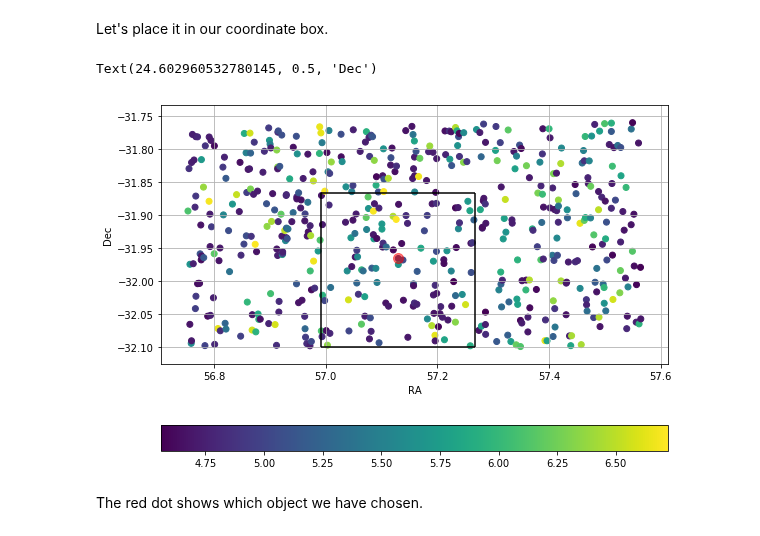
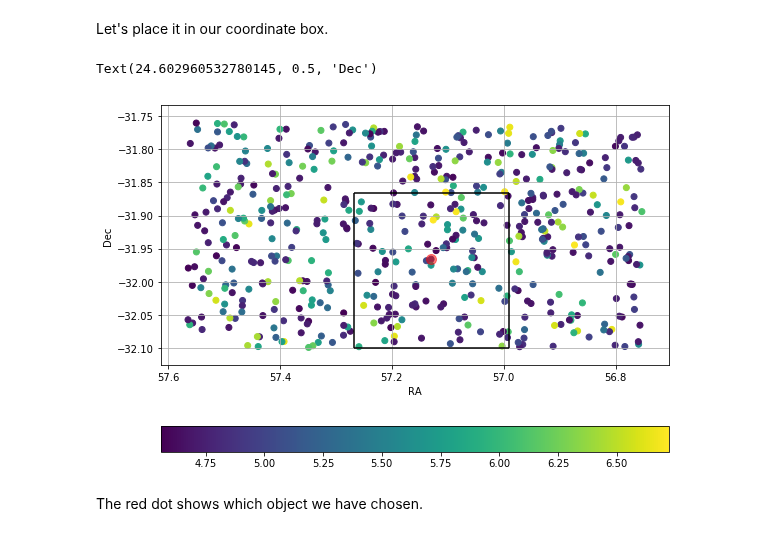
Before and after one commit to LSSTDESC/DC2-analysis, a Jupyter notebook: contributed/DIA_Run2_intro.ipynb, the cells around one changed output. Saved outputs shown, nothing was run; the diff lists cells and outputs as text; code cells hidden in the pictures.

```diff
--- a/contributed/DIA_Run2_intro.ipynb
+++ b/contributed/DIA_Run2_intro.ipynb
@@ -165,0 +190,12 @@ srcs.head()
+# %%
+dataset_type = 'deepDiff_diaSrc'
+
+# A visit number we happen to know
+# We pick raft 3 just to reduce the number of dataIds we're dealing with
+partial_data_id = {'visit': 159479, 'raftName': 'R03'}
+
+data_refs = diabutler.subset(datasetType=dataset_type, dataId=partial_data_id)
+
+data_ids = [dr.dataId for dr in data_refs
+            if diabutler.datasetExists(datasetType=dataset_type,
+                                       dataId=dr.dataId)]
@@ -165,0 +214,3 @@ srcs.head()
+# %%
+srcs = [diabutler.get('deepDiff_diaSrc', dataId=did).asAstropy().to_pandas() for did in data_ids]
+srcs = pd.concat(srcs)
@@ -320,21 +421,22 @@ selected_obj = objs[objs['id'] == int(subset_objs.iloc[i_row]['diaObjectId'])]
 # %%
 plt.figure(figsize=(8, 6))
 plt.scatter(np.rad2deg(srcs['coord_ra']), np.rad2deg(srcs['coord_dec']),
             c=np.log10(srcs['ip_diffim_forced_PsfFlux_instFlux']))
 plt.colorbar(orientation='horizontal')
 plt.scatter(np.rad2deg(selected_obj['coord_ra']),
             np.rad2deg(selected_obj['coord_dec']),
             c='red', s=100, alpha=0.5)
 plt.grid()
 plt.vlines(x=[max_ra, min_ra], ymin=min_dec, ymax=max_dec)
 plt.hlines(y=[max_dec, min_dec], xmin=min_ra, xmax=max_ra)
 plt.gca().set_aspect(1./np.cos(np.mean([max_dec, min_dec])))
+plt.gca().invert_xaxis()
 plt.tight_layout()
 plt.xlabel('RA')
 plt.ylabel('Dec')
 # %% [output]
 Text(24.602960532780145, 0.5, 'Dec')
-[figure, old version]
+[figure, new version]
 # %% [markdown]
 The red dot shows which object we have chosen.
 # %%
```
Also changed, not shown: parts of 15 cells of this notebook.
